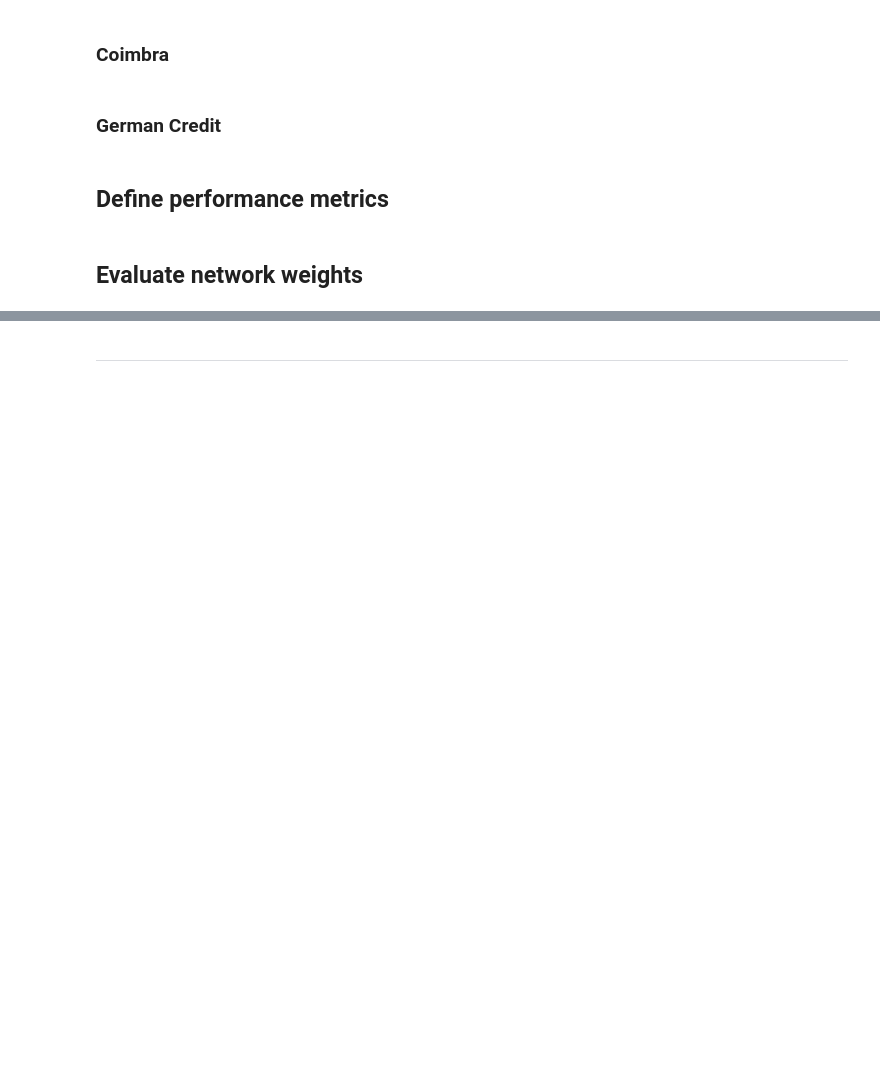
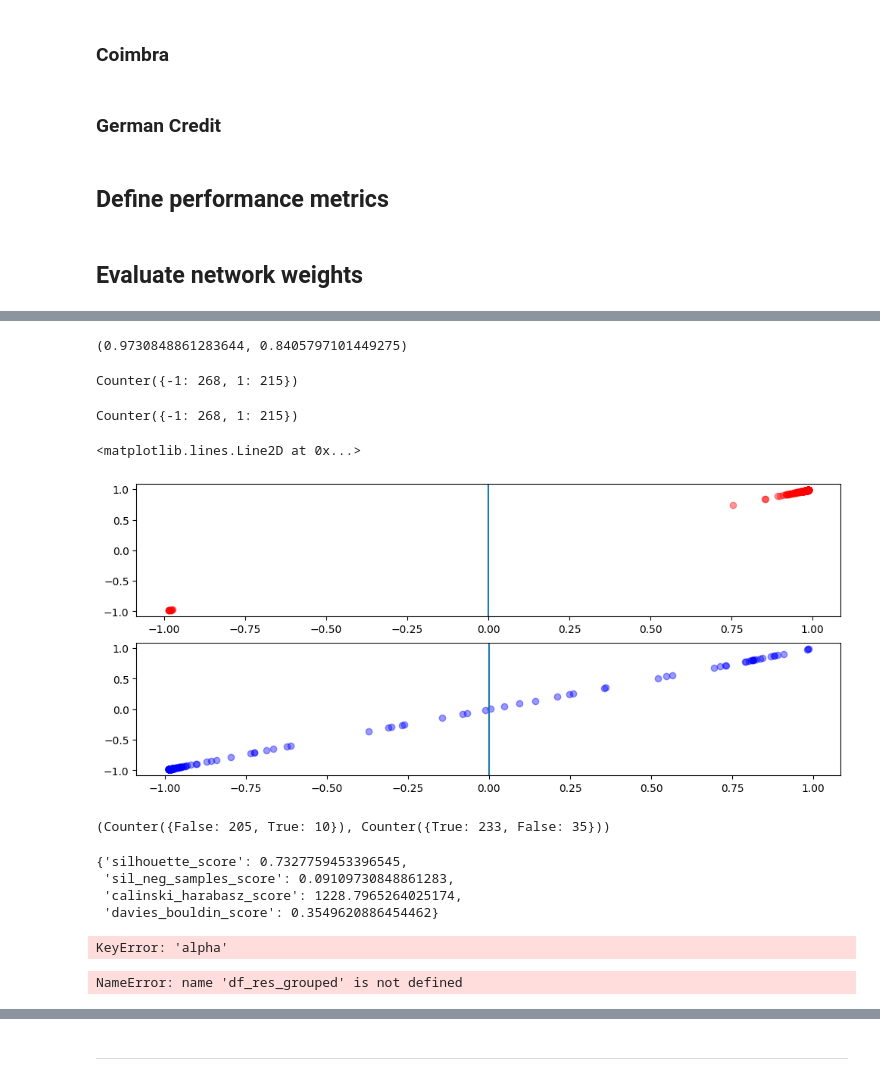
Before and after one commit to vmgustavo/202202-UFMG-RNA, a Jupyter notebook: paper02/mlp-sklearn.ipynb, the cells around one changed output, grey strips where cells are left out. Cells and saved outputs as stored; diff of their text form; code cells hidden in the pictures; blank space fills up the shorter version.

```diff
--- a/paper02/mlp-sklearn.ipynb
+++ b/paper02/mlp-sklearn.ipynb
@@ -242,7 +243,7 @@ with warnings.catch_warnings():
     res = list()
 
     for _, alpha in tqdm(list(product(range(repeat), alphas))):
-        data, target = get_german_credit()
+        data, target = get_australian_credit()
         X_train, X_test, y_train, y_test = train_test_split(data.values, target.values, stratify=target, test_size=.3)
 
         model = MLPClassifier(
@@ -272,15 +293,49 @@ def feed_forward(a, b):
     return np.tanh(a @ b)
 # %%
 projection = reduce(feed_forward, [X_train] + model.coefs_[:-1])
+# %%
+accuracy_score(y_pred=model.predict(X_train), y_true=y_train), accuracy_score(y_pred=model.predict(X_test), y_true=y_test)
+# %% [output]
+(0.9730848861283644, 0.8405797101449275)
+# %%
+Counter(y_train)
+# %% [output]
+Counter({-1: 268, 1: 215})
+# %%
+Counter(y_train)
+# %% [output]
+Counter({-1: 268, 1: 215})
+# %%
+fig, ax = plt.subplots(2, 1, figsize=(12, 5))
+ax[0].scatter(projection[np.where(y_train > 0)[0], 0], projection[np.where(y_train > 0)[0], 1], alpha=.4, color="red")
+ax[1].scatter(projection[np.where(y_train < 0)[0], 0], projection[np.where(y_train < 0)[0], 1], alpha=.4, color="blue")
+ax[0].axvline(0)
+ax[1].axvline(0)
+# %% [output]
+<matplotlib.lines.Line2D at 0x...>
+[figure, added]
+# %%
+Counter(projection[np.where(y_train > 0)[0], 0] < 0), Counter(projection[np.where(y_train < 0)[0], 0] < 0)
+# %% [output]
+(Counter({False: 205, True: 10}), Counter({True: 233, False: 35}))
 # %%
 cluster_evaluate(X=projection, labels=y_train)
+# %% [output]
+{'silhouette_score': 0.7327759453396545,
+ 'sil_neg_samples_score': 0.09109730848861283,
+ 'calinski_harabasz_score': 1228.7965264025174,
+ 'davies_bouldin_score': 0.3549620886454462}
 # %%
 df_res = pd.json_normalize(res)
 # %%
 df_res_grouped = df_res.groupby("alpha", as_index=False).mean()
 df_res_grouped
+# %% [output]
+KeyError: 'alpha'
 # %%
 df_res_grouped.corrwith(df_res_grouped["acc_test"])
+# %% [output]
+NameError: name 'df_res_grouped' is not defined
 # %%
 plt.figure(figsize=(5, 2))
 ax = plt.gca()
```
Also changed, not shown: parts of 3 cells of this notebook, 2 other files.
